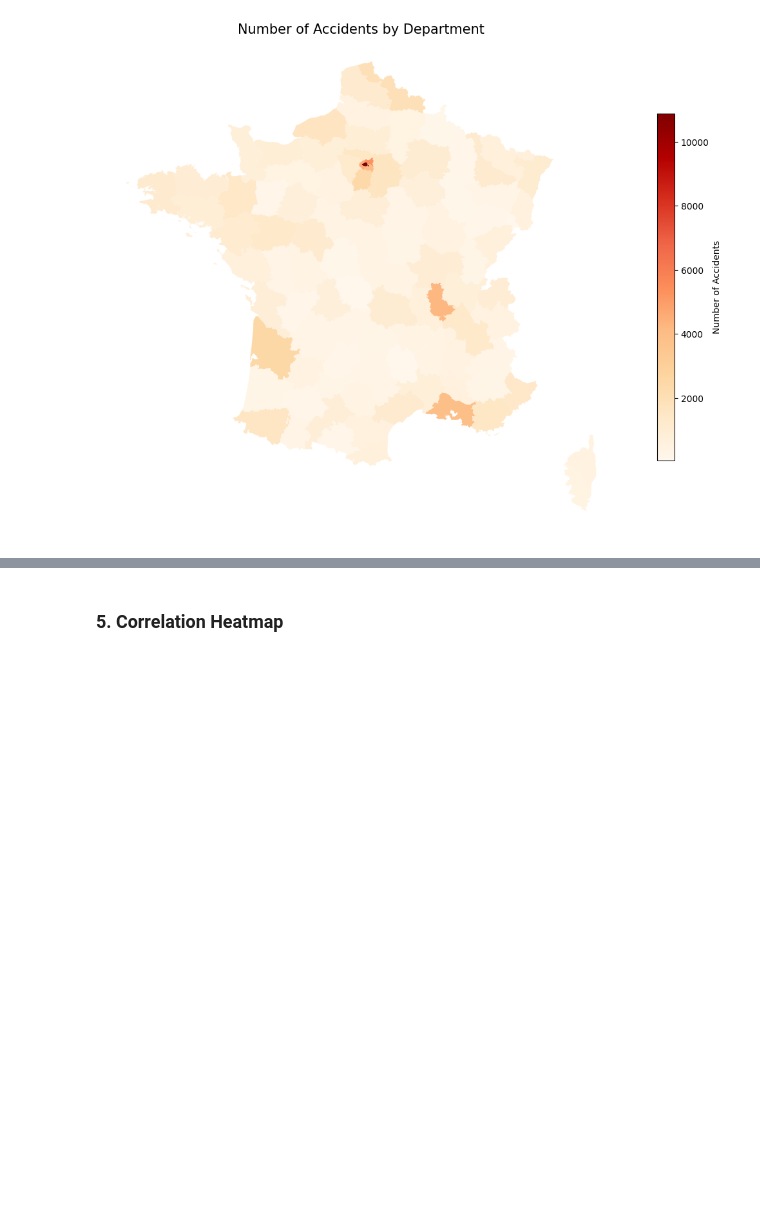
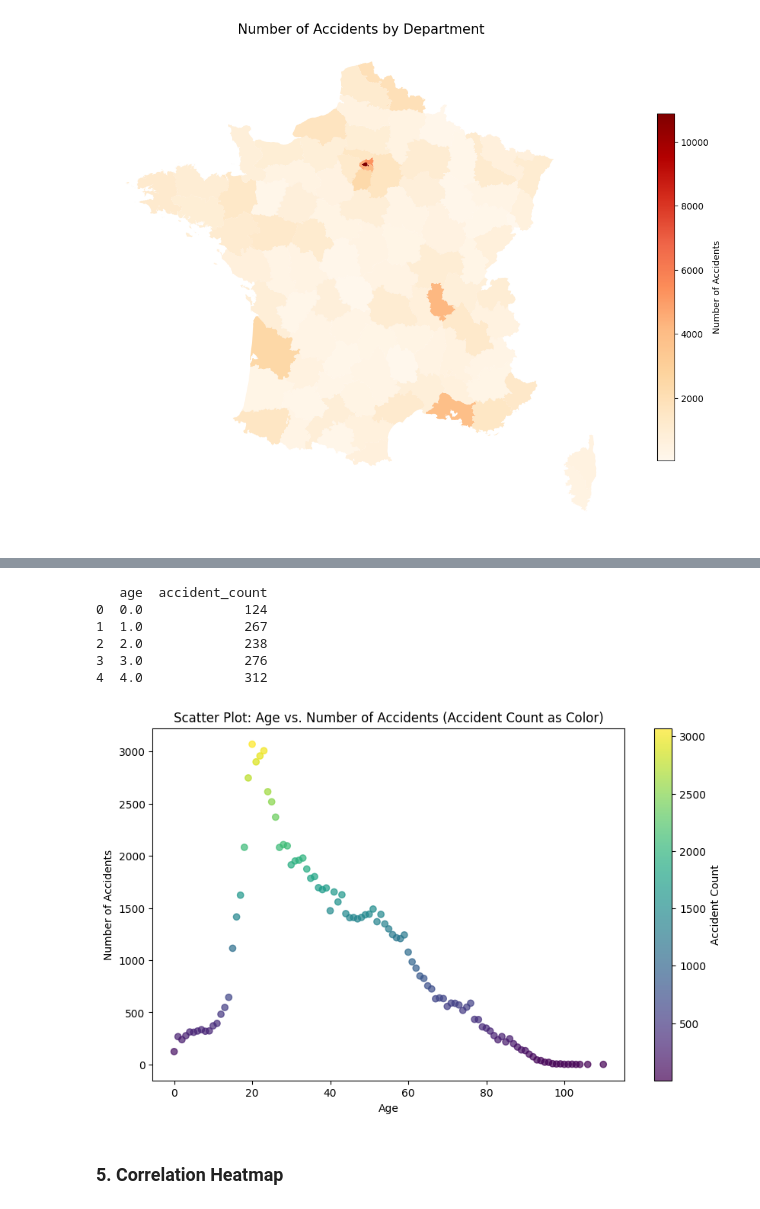
Before and after one commit to AmirBraham/ramp-challenge, a Jupyter notebook: template_starting_kit.ipynb, the cells around one changed output, grey strips where cells are left out. Drawn from its saved outputs; the diff is of its cells as text; code cells hidden in the pictures; blank space fills up the shorter version.

```diff
--- a/template_starting_kit.ipynb
+++ b/template_starting_kit.ipynb
@@ -383,3 +400,39 @@ ValueError: min() iterable argument is empty
+# %%
+grav = X_df.copy()
+grav['grav'] = y
+# %%
+import pandas as pd
+
+# Example: Count the number of accidents per age (assuming each row is an accident)
+accident_counts = grav.groupby("age").size().reset_index(name="accident_count")
+print(accident_counts.head())
+
+# Then plot using the aggregated DataFrame
+import matplotlib.pyplot as plt
+
+plt.figure(figsize=(10, 6))
+scatter = plt.scatter(accident_counts["age"],
+                      accident_counts["accident_count"],
+                      c=accident_counts["accident_count"],  # if you want to use accident counts for color
+                      cmap="viridis",
+                      alpha=0.7)
+
+plt.xlabel("Age")
+plt.ylabel("Number of Accidents")
+plt.title("Scatter Plot: Age vs. Number of Accidents (Accident Count as Color)")
+
+cbar = plt.colorbar(scatter)
+cbar.set_label("Accident Count")
+
+plt.show()
+# %% [output]
+   age  accident_count
+0  0.0             124
+1  1.0             267
+2  2.0             238
+3  3.0             276
+4  4.0             312
+[figure, added]
 # %% [markdown]
 ### 5. Correlation Heatmap
 # %%
```
Also changed, not shown: parts of 18 cells of this notebook, 1 other file.
